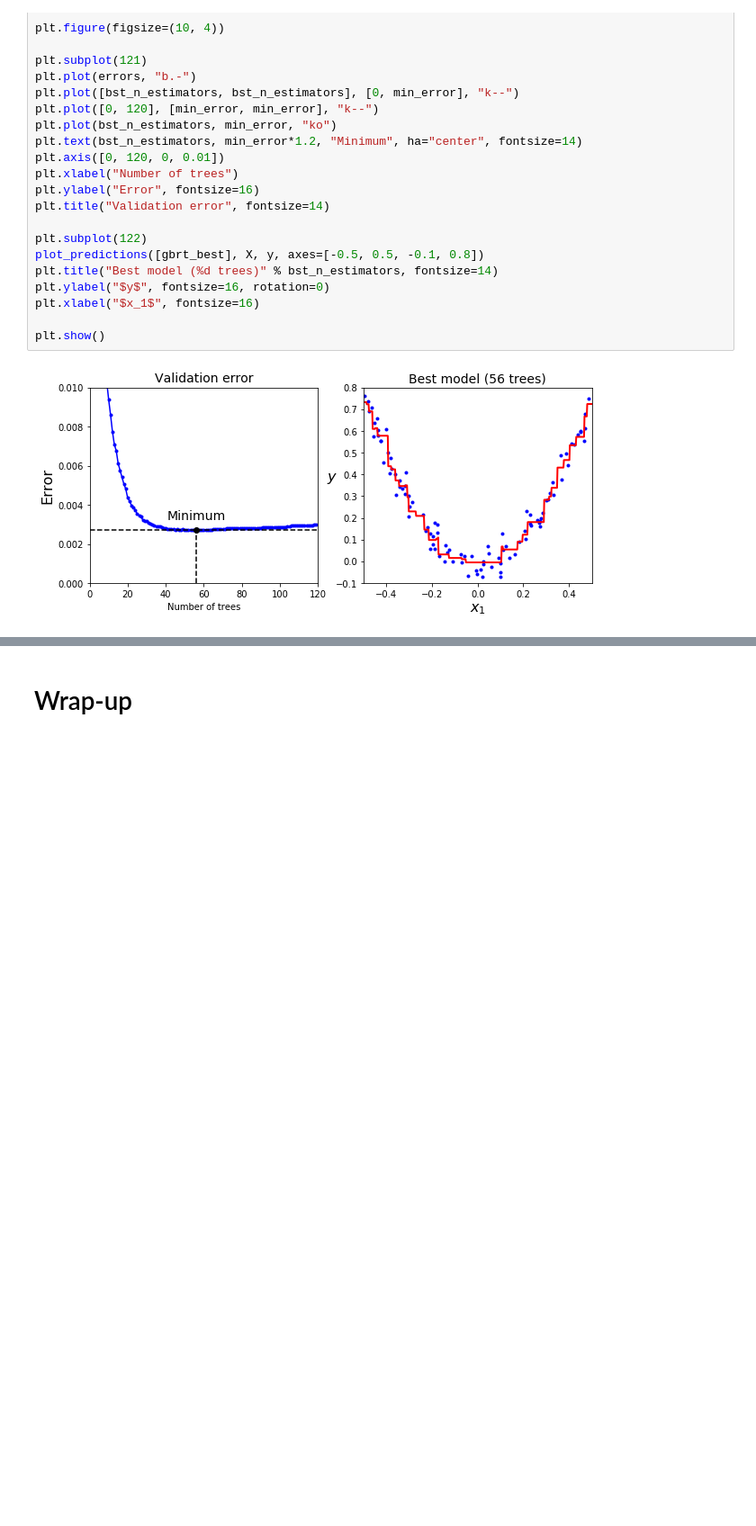
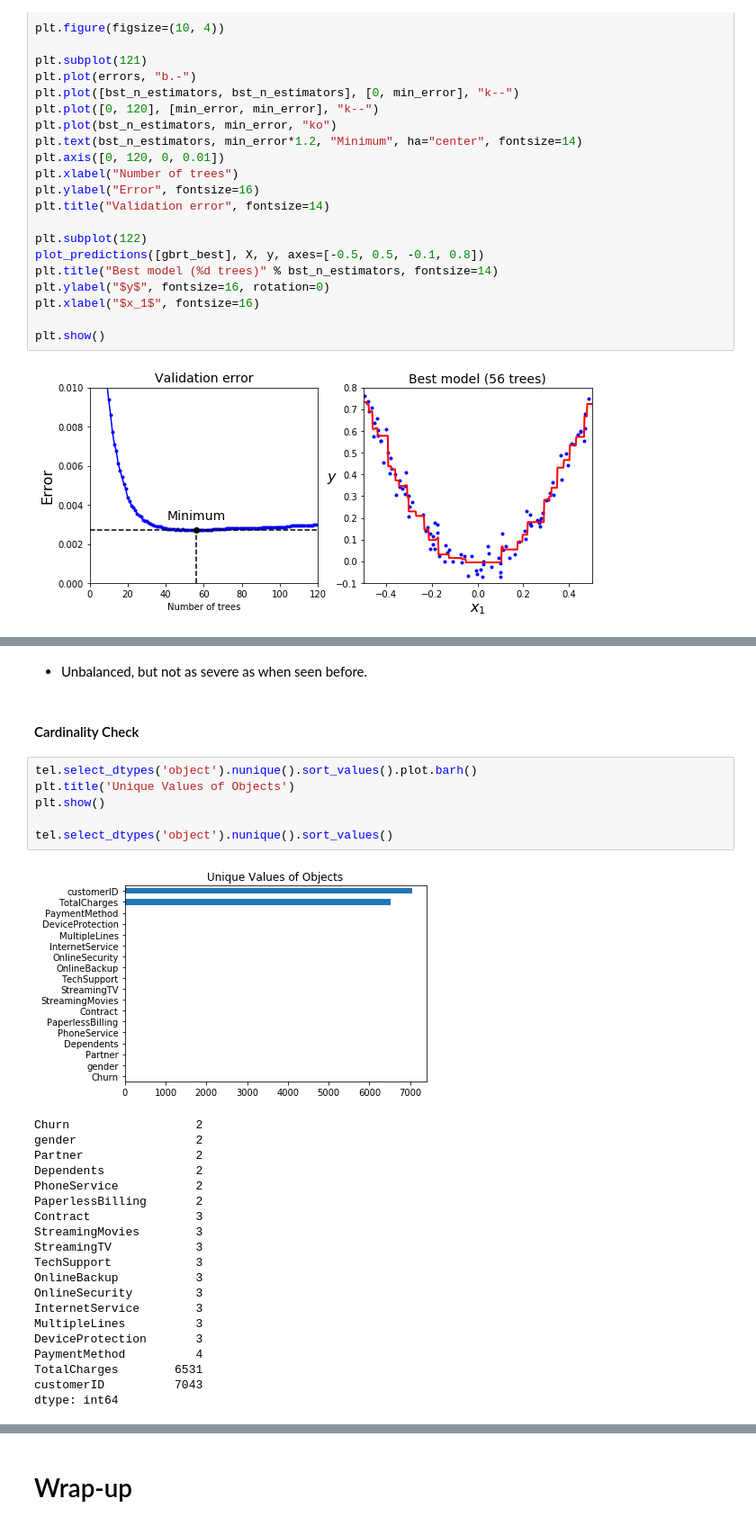
Before and after one commit to appliedecon/data602-lectures, a Jupyter notebook: week10/ensembles.ipynb, the cells around one changed output, grey strips where cells are left out. Shown at 90% size. Cells and saved outputs as stored; diff of their text form; blank space fills up the shorter version.

```diff
--- a/week10/ensembles.ipynb
+++ b/week10/ensembles.ipynb
@@ -627,0 +681,31 @@ plt.show()
+# %% [markdown]
+- Unbalanced, but not as severe as when seen before.
+# %% [markdown]
+#### Cardinality Check
+# %%
+tel.select_dtypes('object').nunique().sort_values().plot.barh()
+plt.title('Unique Values of Objects')
+plt.show()
+
+tel.select_dtypes('object').nunique().sort_values()
+# %% [output]
+[figure, added]
+Churn                  2
+gender                 2
+Partner                2
+Dependents             2
+PhoneService           2
+PaperlessBilling       2
+Contract               3
+StreamingMovies        3
+StreamingTV            3
+TechSupport            3
+OnlineBackup           3
+OnlineSecurity         3
+InternetService        3
+MultipleLines          3
+DeviceProtection       3
+PaymentMethod          4
+TotalCharges        6531
+customerID          7043
+dtype: int64
```
Also changed, not shown: parts of 33 cells of this notebook.
